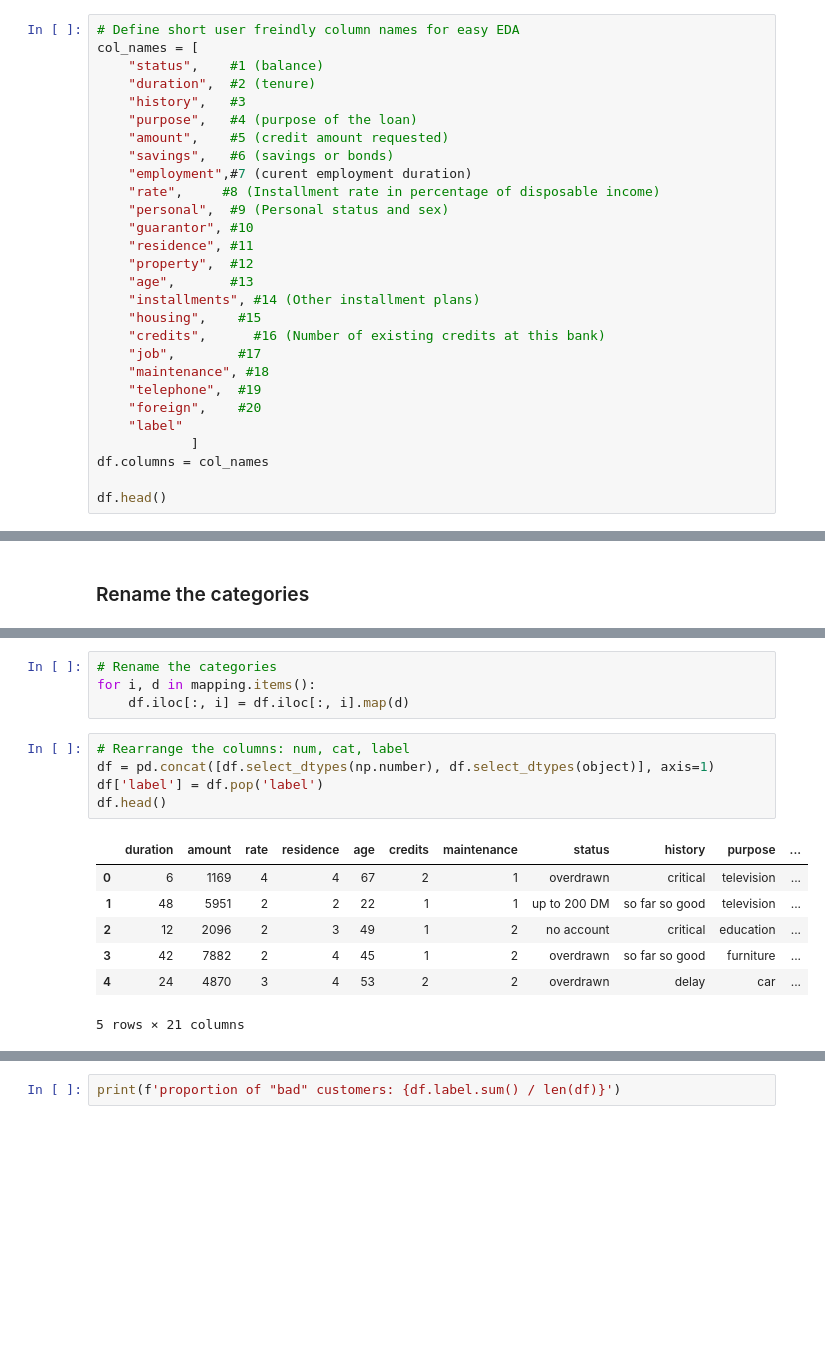
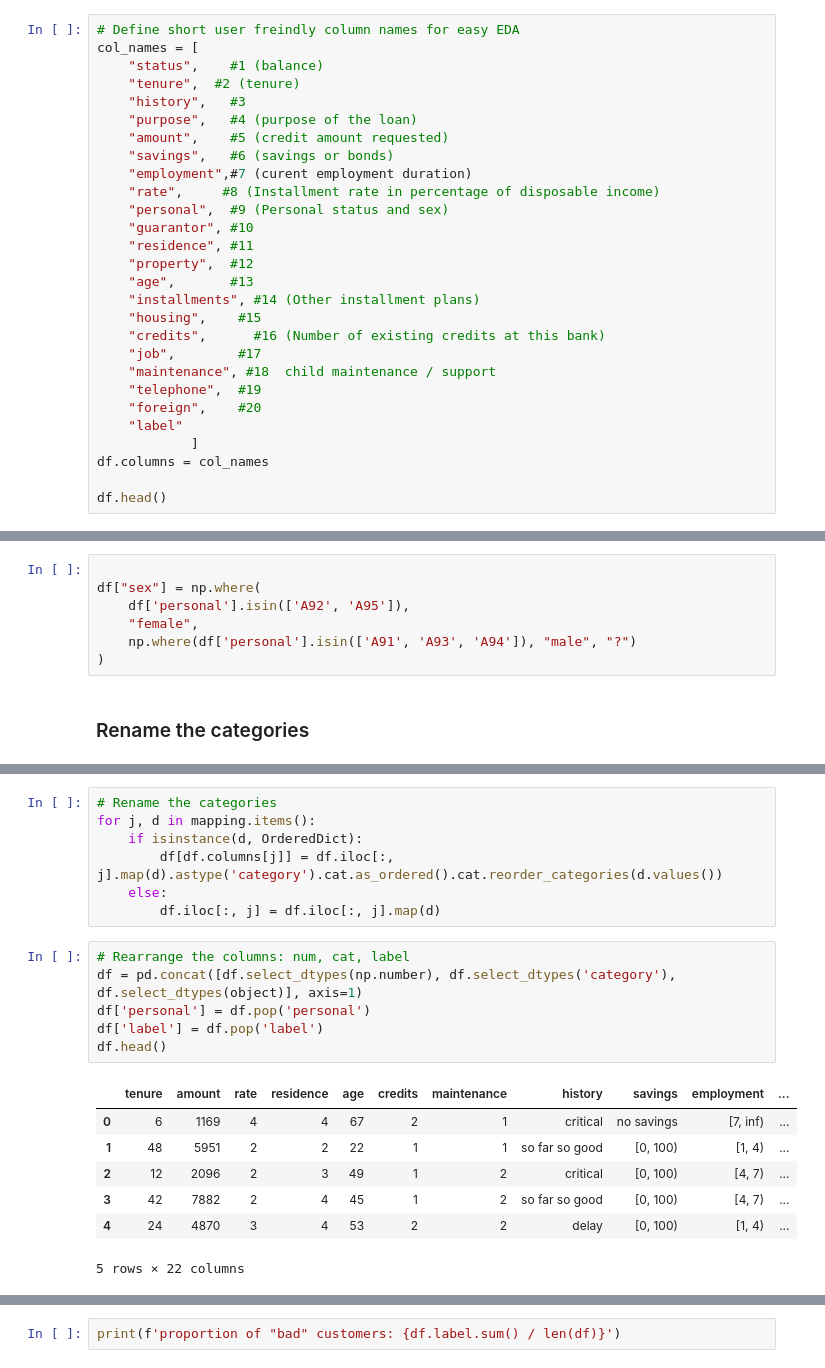
Before and after one commit to leztien/portfolio-project-classification-for-german-credit-database, a Jupyter notebook: exploratory_data_analysis.ipynb, the cells around one changed output, grey strips where cells are left out. Saved outputs shown, nothing was run; the diff lists cells and outputs as text; blank space fills up the shorter version.

```diff
--- a/exploratory_data_analysis.ipynb
+++ b/exploratory_data_analysis.ipynb
@@ -82,7 +91,7 @@ Feature number and name:
 # Define short user freindly column names for easy EDA
 col_names = [
     "status",    #1 (balance)
-    "duration",  #2 (tenure)
+    "tenure",  #2 (tenure)
     "history",   #3
     "purpose",   #4 (purpose of the loan)
     "amount",    #5 (credit amount requested)
@@ -98,7 +107,7 @@ col_names = [
     "housing",    #15
     "credits",      #16 (Number of existing credits at this bank)
     "job",        #17
-    "maintenance", #18
+    "maintenance", #18  child maintenance / support
     "telephone",  #19
     "foreign",    #20
     "label"
@@ -117,3 +130,10 @@ df.head()
+# %%
+
+df["sex"] = np.where(
+    df['personal'].isin(['A92', 'A95']),
+    "female",
+    np.where(df['personal'].isin(['A91', 'A93', 'A94']), "male", "?")
+)
 # %% [markdown]
 ### Rename the categories
 # %%
@@ -220,18 +240,22 @@ mapping = {
 }}
 # %%
 # Rename the categories
-for i, d in mapping.items():
-    df.iloc[:, i] = df.iloc[:, i].map(d)
+for j, d in mapping.items():
+    if isinstance(d, OrderedDict):
+        df[df.columns[j]] = df.iloc[:, j].map(d).astype('category').cat.as_ordered().cat.reorder_categories(d.values())
+    else:
+        df.iloc[:, j] = df.iloc[:, j].map(d)
 # %%
 # Rearrange the columns: num, cat, label
-df = pd.concat([df.select_dtypes(np.number), df.select_dtypes(object)], axis=1)
+df = pd.concat([df.select_dtypes(np.number), df.select_dtypes('category'), df.select_dtypes(object)], axis=1)
+df['personal'] = df.pop('personal')
 df['label'] = df.pop('label')
 df.head()
 # %% [output]
-|  | duration | amount | rate | residence | age | credits | maintenance | status | history | purpose | ... |
-| 0 | 6 | 1169 | 4 | 4 | 67 | 2 | 1 | overdrawn | critical | television | ... |
-| 1 | 48 | 5951 | 2 | 2 | 22 | 1 | 1 | up to 200 DM | so far so good | television | ... |
-| 2 | 12 | 2096 | 2 | 3 | 49 | 1 | 2 | no account | critical | education | ... |
-| 3 | 42 | 7882 | 2 | 4 | 45 | 1 | 2 | overdrawn | so far so good | furniture | ... |
-| 4 | 24 | 4870 | 3 | 4 | 53 | 2 | 2 | overdrawn | delay | car | ... |
+|  | tenure | amount | rate | residence | age | credits | maintenance | history | savings | employment | ... |
+| 0 | 6 | 1169 | 4 | 4 | 67 | 2 | 1 | critical | no savings | [7, inf) | ... |
+| 1 | 48 | 5951 | 2 | 2 | 22 | 1 | 1 | so far so good | [0, 100) | [1, 4) | ... |
+| 2 | 12 | 2096 | 2 | 3 | 49 | 1 | 2 | critical | [0, 100) | [4, 7) | ... |
+| 3 | 42 | 7882 | 2 | 4 | 45 | 1 | 2 | so far so good | [0, 100) | [4, 7) | ... |
+| 4 | 24 | 4870 | 3 | 4 | 53 | 2 | 2 | delay | [0, 100) | [1, 4) | ... |
-5 rows × 21 columns
+5 rows × 22 columns
```
Also changed, not shown: parts of 39 cells of this notebook, 3 other files.
